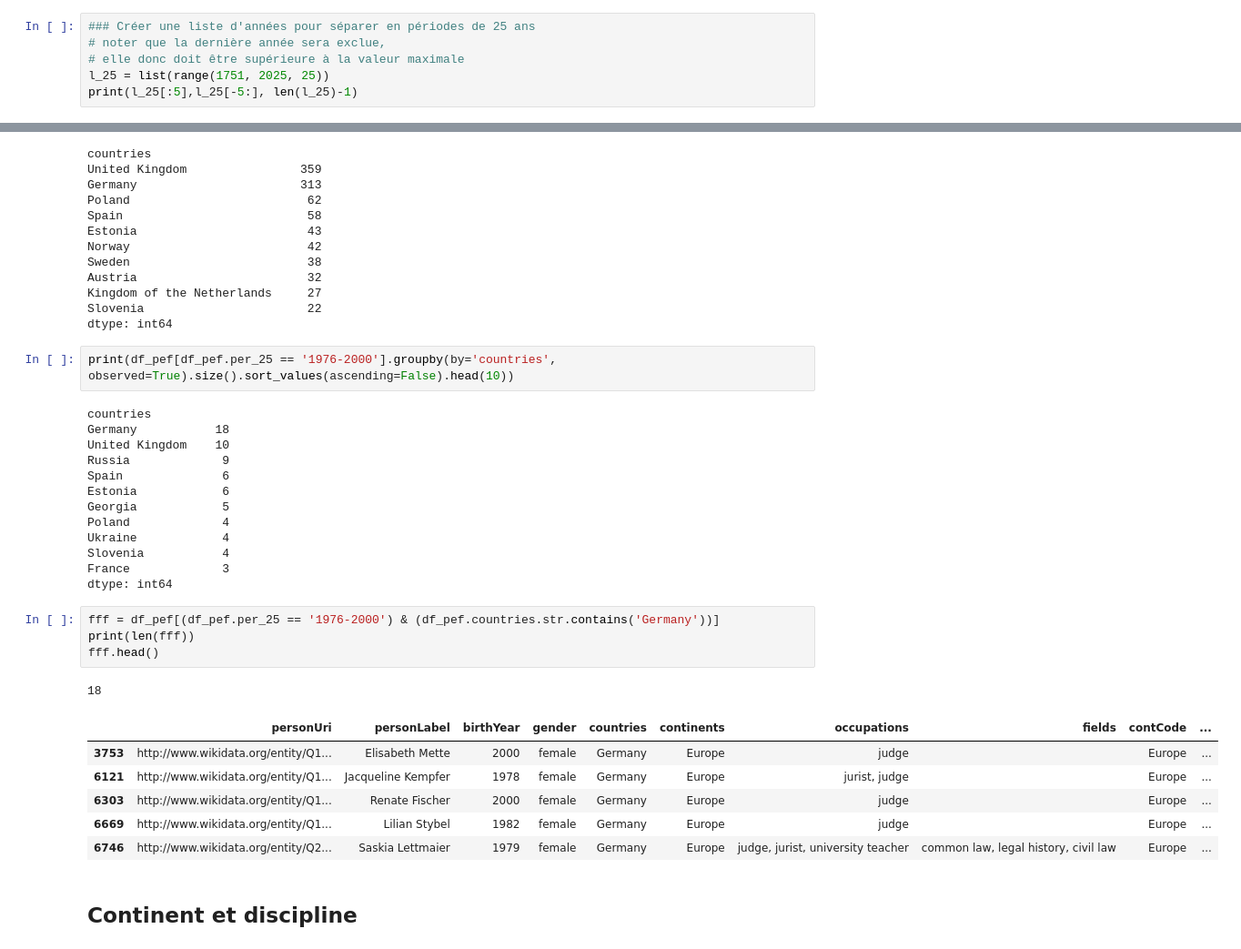
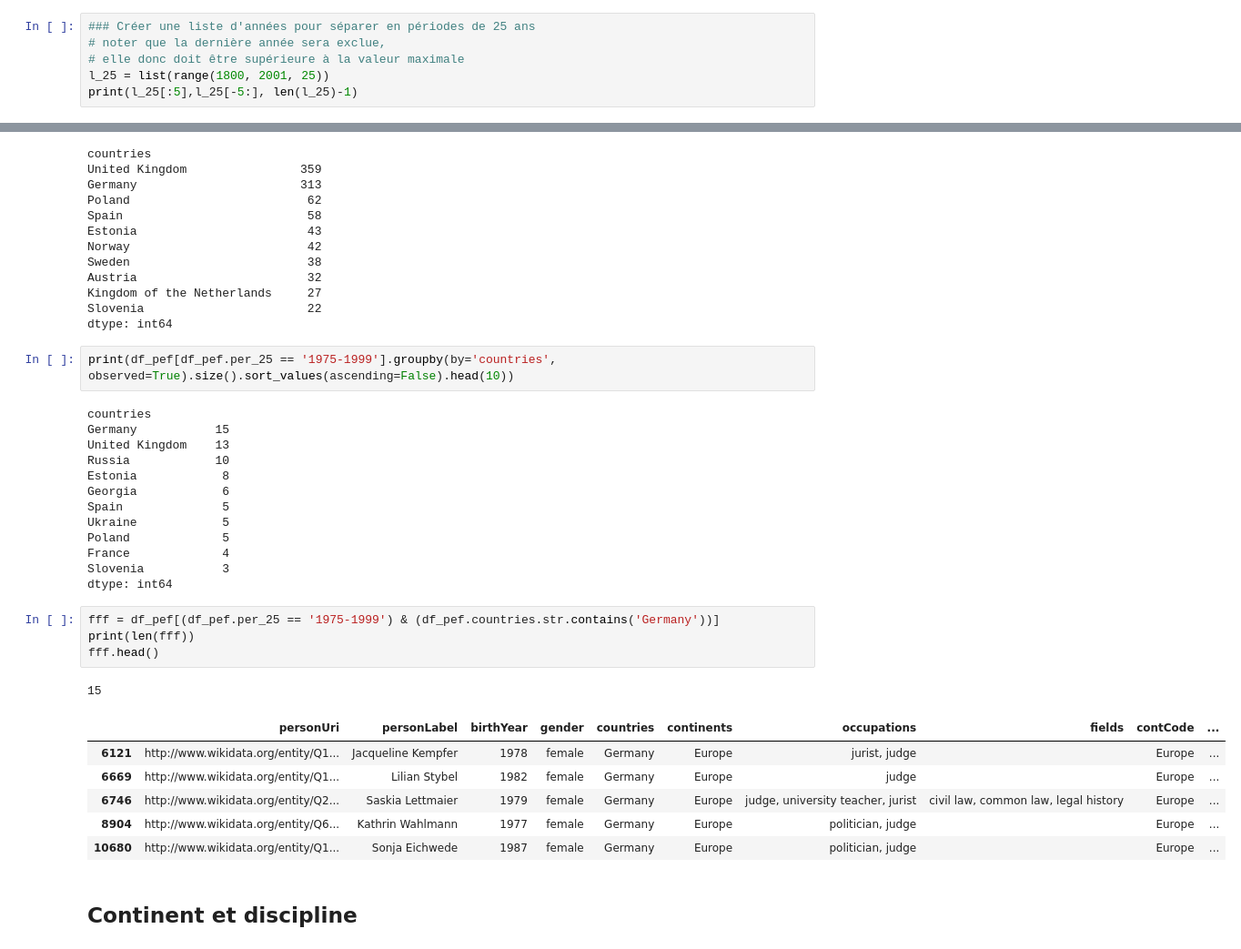
Before and after one commit to TanguyGodat/Judges, a Jupyter notebook: jupyter_notebook/wdt_bivariee_generations_continents_triplestore.ipynb, the cells around one changed output, grey strips where cells are left out. Shown at 91% size. Cells and saved outputs as stored; diff of their text form.

```diff
--- a/jupyter_notebook/wdt_bivariee_generations_continents_triplestore.ipynb
+++ b/jupyter_notebook/wdt_bivariee_generations_continents_triplestore.ipynb
@@ -378,6 +378,6 @@ fig = ljt.plot(kind='barh', stacked=True, figsize=(15,3), color=col_palette, wid
 ### Créer une liste d'années pour séparer en périodes de 25 ans
 # noter que la dernière année sera exclue,
 # elle donc doit être supérieure à la valeur maximale
-l_25 = list(range(1751, 2025, 25))
+l_25 = list(range(1800, 2001, 25))
 print(l_25[:5],l_25[-5:], len(l_25)-1)
 # %% [output]
@@ -893,32 +895,32 @@ Kingdom of the Netherlands     27
 Slovenia                       22
 dtype: int64
 # %%
-print(df_pef[df_pef.per_25 == '1976-2000'].groupby(by='countries', observed=True).size().sort_values(ascending=False).head(10))
+print(df_pef[df_pef.per_25 == '1975-1999'].groupby(by='countries', observed=True).size().sort_values(ascending=False).head(10))
 # %% [output]
 countries
-Germany           18
-United Kingdom    10
-Russia             9
-Spain              6
-Estonia            6
-Georgia            5
-Poland             4
-Ukraine            4
-Slovenia           4
-France             3
+Germany           15
+United Kingdom    13
+Russia            10
+Estonia            8
+Georgia            6
+Spain              5
+Ukraine            5
+Poland             5
+France             4
+Slovenia           3
 dtype: int64
 # %%
-fff = df_pef[(df_pef.per_25 == '1976-2000') & (df_pef.countries.str.contains('Germany'))]
+fff = df_pef[(df_pef.per_25 == '1975-1999') & (df_pef.countries.str.contains('Germany'))]
 print(len(fff))
 fff.head()
 # %% [output]
-18
+15
 |  | personUri | personLabel | birthYear | gender | countries | continents | occupations | fields | contCode | ... |
-| 3753 | http://www.wikidata.org/entity/Q1... | Elisabeth Mette | 2000 | female | Germany | Europe | judge |  | Europe | ... |
 | 6121 | http://www.wikidata.org/entity/Q1... | Jacqueline Kempfer | 1978 | female | Germany | Europe | jurist, judge |  | Europe | ... |
-| 6303 | http://www.wikidata.org/entity/Q1... | Renate Fischer | 2000 | female | Germany | Europe | judge |  | Europe | ... |
 | 6669 | http://www.wikidata.org/entity/Q1... | Lilian Stybel | 1982 | female | Germany | Europe | judge |  | Europe | ... |
-| 6746 | http://www.wikidata.org/entity/Q2... | Saskia Lettmaier | 1979 | female | Germany | Europe | judge, jurist, university teacher | common law, legal history, civil law | Europe | ... |
+| 6746 | http://www.wikidata.org/entity/Q2... | Saskia Lettmaier | 1979 | female | Germany | Europe | judge, university teacher, jurist | civil law, common law, legal history | Europe | ... |
+| 8904 | http://www.wikidata.org/entity/Q6... | Kathrin Wahlmann | 1977 | female | Germany | Europe | politician, judge |  | Europe | ... |
+| 10680 | http://www.wikidata.org/entity/Q1... | Sonja Eichwede | 1987 | female | Germany | Europe | politician, judge |  | Europe | ... |
 # %% [markdown]
 ## Continent et discipline
 # %%
```
Also changed, not shown: parts of 47 cells of this notebook, 27 other files.
